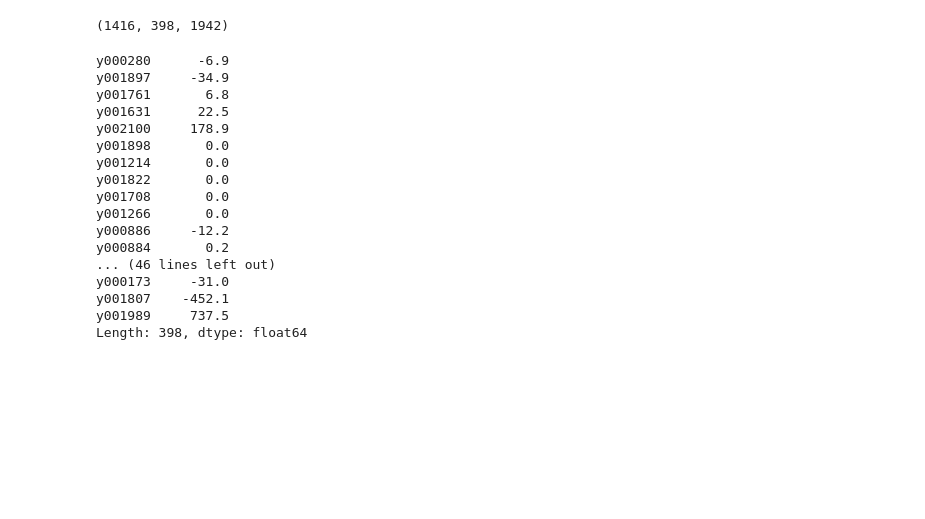
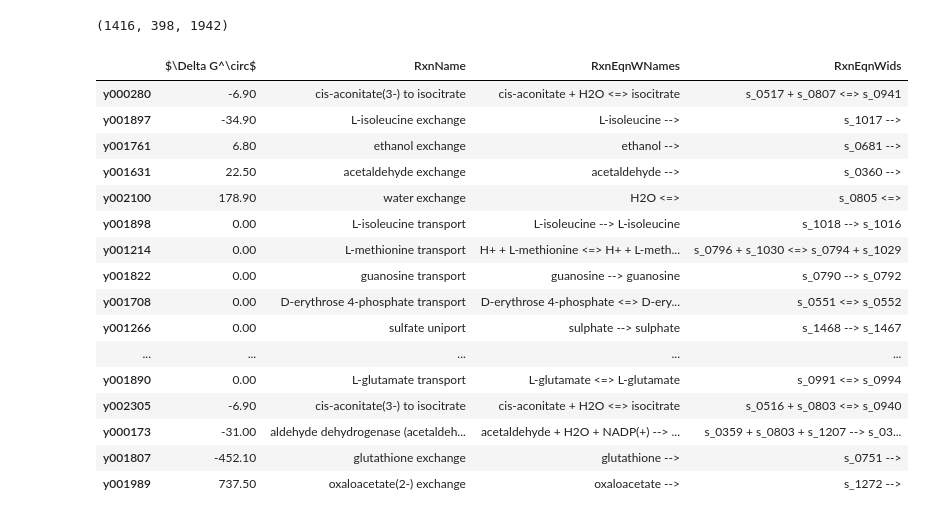
Before and after one commit to djinnome/Yarrowia_lipolytica_W29-GEM, a Jupyter notebook: Yarrowia_nutrient_ko_simulations_jz.ipynb, the cells around one changed output. Cells and saved outputs as stored; diff of their text form; code cells hidden in the pictures; blank space fills up the shorter version.

Commit message:
Added reaction names and eqns

```diff
--- a/Yarrowia_nutrient_ko_simulations_jz.ipynb
+++ b/Yarrowia_nutrient_ko_simulations_jz.ipynb
@@ -1057,23 +1057,3 @@ rxns_w_all_mets = get_rxns_w_all_mets( mu0.index, yarrowia )
 len(rxns_w_1_met), len(rxns_w_all_mets), len(yarrowia.reactions)
 # %% [output]
 (1416, 398, 1942)
-# %%
-S.loc[mu0.index, rxns_w_all_mets].T.dot(mu0)
-# %% [output]
-y000280      -6.9
-y001897     -34.9
-y001761       6.8
-y001631      22.5
-y002100     178.9
-y001898       0.0
-y001214       0.0
-y001822       0.0
-y001708       0.0
-y001266       0.0
-y000886     -12.2
-y000884       0.2
-... (46 lines left out)
-y000173     -31.0
-y001807    -452.1
-y001989     737.5
-Length: 398, dtype: float64
@@ -1079,0 +1062,32 @@ Length: 398, dtype: float64
+# %%
+pd.set_option('display.max_colwidth', -1)
+deltaG0 = S.loc[mu0.index, rxns_w_all_mets].T.dot(mu0).to_frame('$\Delta G^\circ$')
+deltaG0['RxnName'] = pd.Series(dict([(rxn.id, rxn.name)
+                                     for rxn in yarrowia.reactions
+                                     if rxn.id in rxns_w_all_mets]))
+deltaG0['RxnEqnWNames'] =pd.Series(dict([(rxn.id, rxn.build_reaction_string(use_metabolite_names=True))
+                                     for rxn in yarrowia.reactions
+                                     if rxn.id in rxns_w_all_mets]))
+deltaG0['RxnEqnWids'] =pd.Series(dict([(rxn.id, rxn.build_reaction_string(use_metabolite_names=False))
+                                     for rxn in yarrowia.reactions
+                                     if rxn.id in rxns_w_all_mets]))
+
+HTML(deltaG0.to_html())
+# %% [output]
+|  | $\Delta G^\circ$ | RxnName | RxnEqnWNames | RxnEqnWids |
+| y000280 | -6.90 | cis-aconitate(3-) to isocitrate | cis-aconitate + H2O <=> isocitrate | s_0517 + s_0807 <=> s_0941 |
+| y001897 | -34.90 | L-isoleucine exchange | L-isoleucine --> | s_1017 --> |
+| y001761 | 6.80 | ethanol exchange | ethanol --> | s_0681 --> |
+| y001631 | 22.50 | acetaldehyde exchange | acetaldehyde --> | s_0360 --> |
+| y002100 | 178.90 | water exchange | H2O <=> | s_0805 <=> |
+| y001898 | 0.00 | L-isoleucine transport | L-isoleucine --> L-isoleucine | s_1018 --> s_1016 |
+| y001214 | 0.00 | L-methionine transport | H+ + L-methionine <=> H+ + L-meth... | s_0796 + s_1030 <=> s_0794 + s_1029 |
+| y001822 | 0.00 | guanosine transport | guanosine --> guanosine | s_0790 --> s_0792 |
+| y001708 | 0.00 | D-erythrose 4-phosphate transport | D-erythrose 4-phosphate <=> D-ery... | s_0551 <=> s_0552 |
+| y001266 | 0.00 | sulfate uniport | sulphate --> sulphate | s_1468 --> s_1467 |
+| ... | ... | ... | ... | ... |
+| y001890 | 0.00 | L-glutamate transport | L-glutamate <=> L-glutamate | s_0991 <=> s_0994 |
+| y002305 | -6.90 | cis-aconitate(3-) to isocitrate | cis-aconitate + H2O <=> isocitrate | s_0516 + s_0803 <=> s_0940 |
+| y000173 | -31.00 | aldehyde dehydrogenase (acetaldeh... | acetaldehyde + H2O + NADP(+) --> ... | s_0359 + s_0803 + s_1207 --> s_03... |
+| y001807 | -452.10 | glutathione exchange | glutathione --> | s_0751 --> |
+| y001989 | 737.50 | oxaloacetate(2-) exchange | oxaloacetate --> | s_1272 --> |
```
Also changed, not shown: parts of 1 cell of this notebook.
